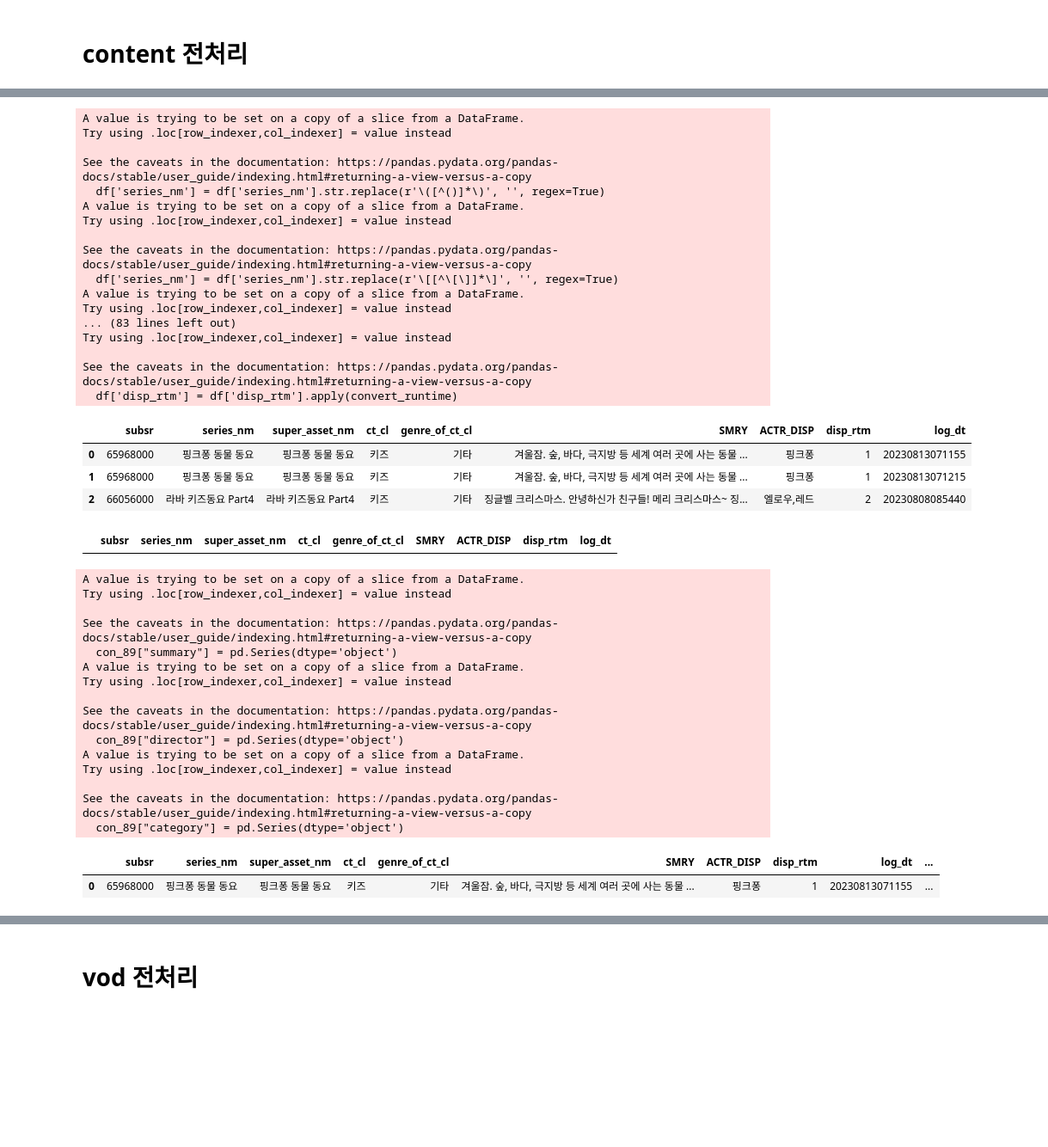
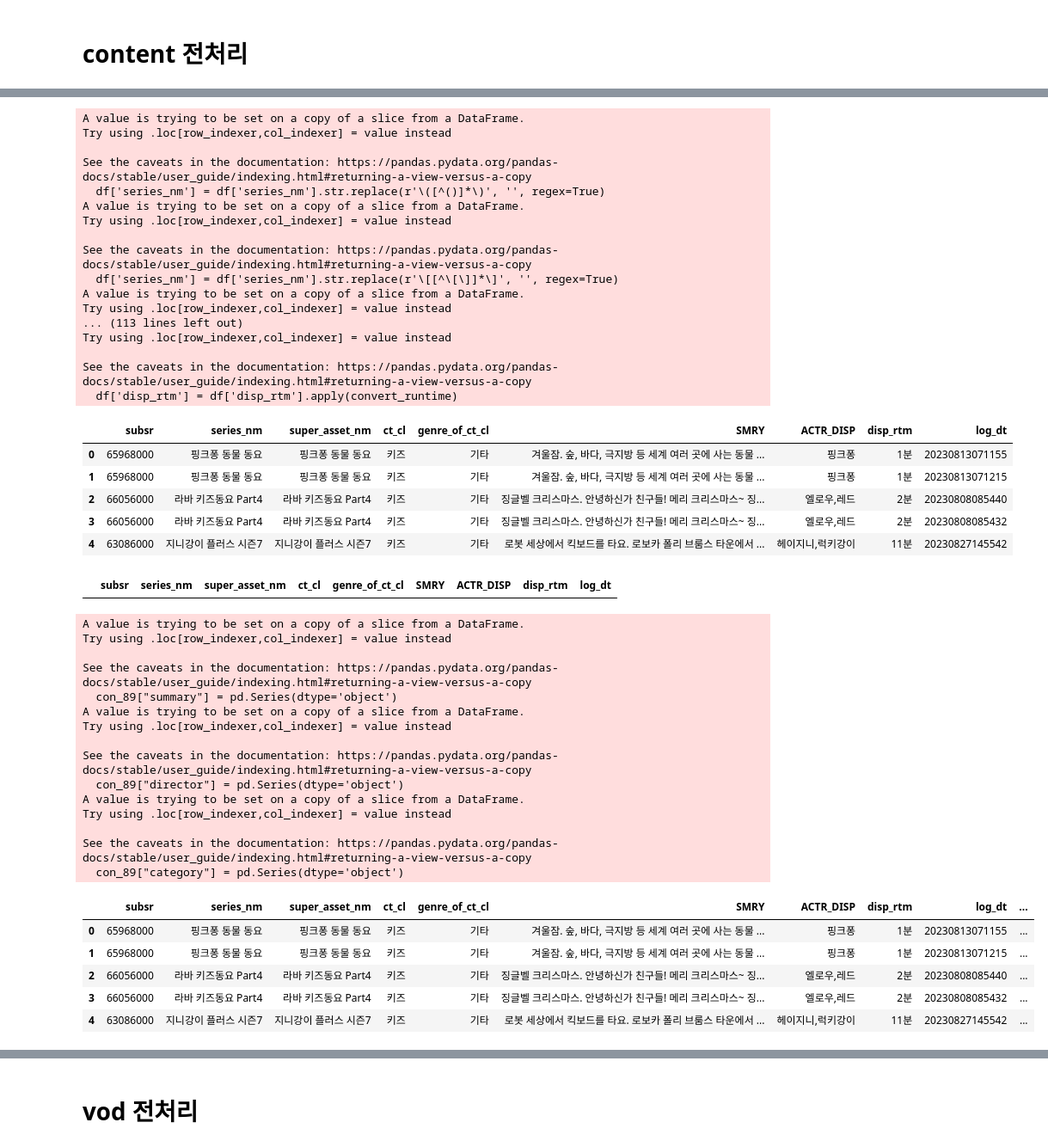
Before and after one commit to LGHV-team1/final-project, a Jupyter notebook: 전처리/vod, content 통합 전처리(크롤링).ipynb, the cells around one changed output, grey strips where cells are left out. Shown at 86% size. Drawn from its saved outputs; the diff is of its cells as text; code cells hidden in the pictures; blank space fills up the shorter version.

```diff
--- a/전처리/vod, content 통합 전처리(크롤링).ipynb
+++ b/전처리/vod, content 통합 전처리(크롤링).ipynb
@@ -81,16 +91,22 @@ def preprocessing_con(df):
   df['super_asset_nm'] = df['super_asset_nm'].str.replace('-', ' ')
   df['super_asset_nm'] = df['super_asset_nm'].str.rstrip('.')
 
-  # 회, 회. 제거
+  # 회, 회., 화, 실사판, 무삭제 제거
+  df['series_nm'] = df['series_nm'].str.replace(r'무삭제', '', regex = True)
+  df['series_nm'] = df['series_nm'].str.replace(r'실사판', '', regex = True)
   df['series_nm'] = df['series_nm'].str.replace(r'\d+회$', '', regex=True)
   df['series_nm'] = df['series_nm'].str.replace(r'\d+회\.', '', regex=True)
   df['series_nm'] = df['series_nm'].str.replace(r'\d+화$', '', regex = True)
   df['series_nm'] = df['series_nm'].str.strip()
+  df['series_nm'] = df['series_nm'].str.rstrip('.')
 
+  df['super_asset_nm'] = df['super_asset_nm'].str.replace(r'무삭제', '', regex = True)
+  df['super_asset_nm'] = df['super_asset_nm'].str.replace(r'실사판', '', regex = True)
   df['super_asset_nm'] = df['super_asset_nm'].str.replace(r'\d+회$', '', regex=True)
   df['super_asset_nm'] = df['super_asset_nm'].str.replace(r'\d+회\.', '', regex=True)
   df['super_asset_nm'] = df['super_asset_nm'].str.replace(r'\d+화$', '', regex = True)
   df['super_asset_nm'] = df['super_asset_nm'].str.strip()
+  df['super_asset_nm'] = df['super_asset_nm'].str.rstrip('.')
 
   # 'series_nm'이 null인 경우, 'super_asset_nm'의 값으로 대체
   df['series_nm'].fillna(df['super_asset_nm'], inplace=True)
@@ -104,6 +120,7 @@ def preprocessing_con(df):
     hours = int(runtime_str.split(':')[0])
     minutes = int(runtime_str.split(':')[1])
     total_minutes = hours * 60 + minutes
+    total_minutes = str(total_minutes) + '분'
     return total_minutes
 
   df['disp_rtm'] = df['disp_rtm'].apply(convert_runtime)
@@ -111,7 +128,7 @@ def preprocessing_con(df):
   return df
 # %%
 con_89 = preprocessing_con(con89)
-con_89.head(3)
+con_89.head()
 # %% [output]
 A value is trying to be set on a copy of a slice from a DataFrame.
 Try using .loc[row_indexer,col_indexer] = value instead
@@ -125,15 +142,17 @@ See the caveats in the documentation: https://pandas.pydata.org/pandas-docs/stab
   df['series_nm'] = df['series_nm'].str.replace(r'\[[^\[\]]*\]', '', regex=True)
 A value is trying to be set on a copy of a slice from a DataFrame.
 Try using .loc[row_indexer,col_indexer] = value instead
-... (83 lines left out)
+... (113 lines left out)
 Try using .loc[row_indexer,col_indexer] = value instead
 
 See the caveats in the documentation: https://pandas.pydata.org/pandas-docs/stable/user_guide/indexing.html#returning-a-view-versus-a-copy
   df['disp_rtm'] = df['disp_rtm'].apply(convert_runtime)
 |  | subsr | series_nm | super_asset_nm | ct_cl | genre_of_ct_cl | SMRY | ACTR_DISP | disp_rtm | log_dt |
-| 0 | 65968000 | 핑크퐁 동물 동요 | 핑크퐁 동물 동요 | 키즈 | 기타 | 겨울잠. 숲, 바다, 극지방 등 세계 여러 곳에 사는 동물 ... | 핑크퐁 | 1 | 20230813071155 |
-| 1 | 65968000 | 핑크퐁 동물 동요 | 핑크퐁 동물 동요 | 키즈 | 기타 | 겨울잠. 숲, 바다, 극지방 등 세계 여러 곳에 사는 동물 ... | 핑크퐁 | 1 | 20230813071215 |
-| 2 | 66056000 | 라바 키즈동요 Part4 | 라바 키즈동요 Part4 | 키즈 | 기타 | 징글벨 크리스마스. 안녕하신가 친구들! 메리 크리스마스~ 징... | 엘로우,레드 | 2 | 20230808085440 |
+| 0 | 65968000 | 핑크퐁 동물 동요 | 핑크퐁 동물 동요 | 키즈 | 기타 | 겨울잠. 숲, 바다, 극지방 등 세계 여러 곳에 사는 동물 ... | 핑크퐁 | 1분 | 20230813071155 |
+| 1 | 65968000 | 핑크퐁 동물 동요 | 핑크퐁 동물 동요 | 키즈 | 기타 | 겨울잠. 숲, 바다, 극지방 등 세계 여러 곳에 사는 동물 ... | 핑크퐁 | 1분 | 20230813071215 |
+| 2 | 66056000 | 라바 키즈동요 Part4 | 라바 키즈동요 Part4 | 키즈 | 기타 | 징글벨 크리스마스. 안녕하신가 친구들! 메리 크리스마스~ 징... | 엘로우,레드 | 2분 | 20230808085440 |
+| 3 | 66056000 | 라바 키즈동요 Part4 | 라바 키즈동요 Part4 | 키즈 | 기타 | 징글벨 크리스마스. 안녕하신가 친구들! 메리 크리스마스~ 징... | 엘로우,레드 | 2분 | 20230808085432 |
+| 4 | 63086000 | 지니강이 플러스 시즌7 | 지니강이 플러스 시즌7 | 키즈 | 기타 | 로봇 세상에서 킥보드를 타요. 로보카 폴리 브룸스 타운에서 ... | 헤이지니,럭키강이 | 11분 | 20230827145542 |
 # %%
 # 확인
 con_89[con_89["series_nm"].isnull()]
@@ -142,32 +161,36 @@ con_89[con_89["series_nm"].isnull()]
 # %%
 # 새로운 변수 추가
 new_column_name  = 'summary'
 con_89["summary"] = pd.Series(dtype='object')
 
 new_column_name  = 'director'
 con_89["director"] = pd.Series(dtype='object')
 
 new_column_name  = 'category'
 con_89["category"] = pd.Series(dtype='object')
-con_89.head(1)
+con_89.head()
 # %% [output]
 A value is trying to be set on a copy of a slice from a DataFrame.
 Try using .loc[row_indexer,col_indexer] = value instead
 
 See the caveats in the documentation: https://pandas.pydata.org/pandas-docs/stable/user_guide/indexing.html#returning-a-view-versus-a-copy
   con_89["summary"] = pd.Series(dtype='object')
 A value is trying to be set on a copy of a slice from a DataFrame.
 Try using .loc[row_indexer,col_indexer] = value instead
 
 See the caveats in the documentation: https://pandas.pydata.org/pandas-docs/stable/user_guide/indexing.html#returning-a-view-versus-a-copy
   con_89["director"] = pd.Series(dtype='object')
 A value is trying to be set on a copy of a slice from a DataFrame.
 Try using .loc[row_indexer,col_indexer] = value instead
 
 See the caveats in the documentation: https://pandas.pydata.org/pandas-docs/stable/user_guide/indexing.html#returning-a-view-versus-a-copy
   con_89["category"] = pd.Series(dtype='object')
 |  | subsr | series_nm | super_asset_nm | ct_cl | genre_of_ct_cl | SMRY | ACTR_DISP | disp_rtm | log_dt | ... |
-| 0 | 65968000 | 핑크퐁 동물 동요 | 핑크퐁 동물 동요 | 키즈 | 기타 | 겨울잠. 숲, 바다, 극지방 등 세계 여러 곳에 사는 동물 ... | 핑크퐁 | 1 | 20230813071155 | ... |
+| 0 | 65968000 | 핑크퐁 동물 동요 | 핑크퐁 동물 동요 | 키즈 | 기타 | 겨울잠. 숲, 바다, 극지방 등 세계 여러 곳에 사는 동물 ... | 핑크퐁 | 1분 | 20230813071155 | ... |
+| 1 | 65968000 | 핑크퐁 동물 동요 | 핑크퐁 동물 동요 | 키즈 | 기타 | 겨울잠. 숲, 바다, 극지방 등 세계 여러 곳에 사는 동물 ... | 핑크퐁 | 1분 | 20230813071215 | ... |
+| 2 | 66056000 | 라바 키즈동요 Part4 | 라바 키즈동요 Part4 | 키즈 | 기타 | 징글벨 크리스마스. 안녕하신가 친구들! 메리 크리스마스~ 징... | 엘로우,레드 | 2분 | 20230808085440 | ... |
+| 3 | 66056000 | 라바 키즈동요 Part4 | 라바 키즈동요 Part4 | 키즈 | 기타 | 징글벨 크리스마스. 안녕하신가 친구들! 메리 크리스마스~ 징... | 엘로우,레드 | 2분 | 20230808085432 | ... |
+| 4 | 63086000 | 지니강이 플러스 시즌7 | 지니강이 플러스 시즌7 | 키즈 | 기타 | 로봇 세상에서 킥보드를 타요. 로보카 폴리 브룸스 타운에서 ... | 헤이지니,럭키강이 | 11분 | 20230827145542 | ... |
 # %%
 new_order = ["series_nm", "summary", "ACTR_DISP", "director", "ct_cl", "genre_of_ct_cl", "category", "disp_rtm", "SMRY"]
 con = con_89[new_order]
```
Also changed, not shown: parts of 17 cells of this notebook.
